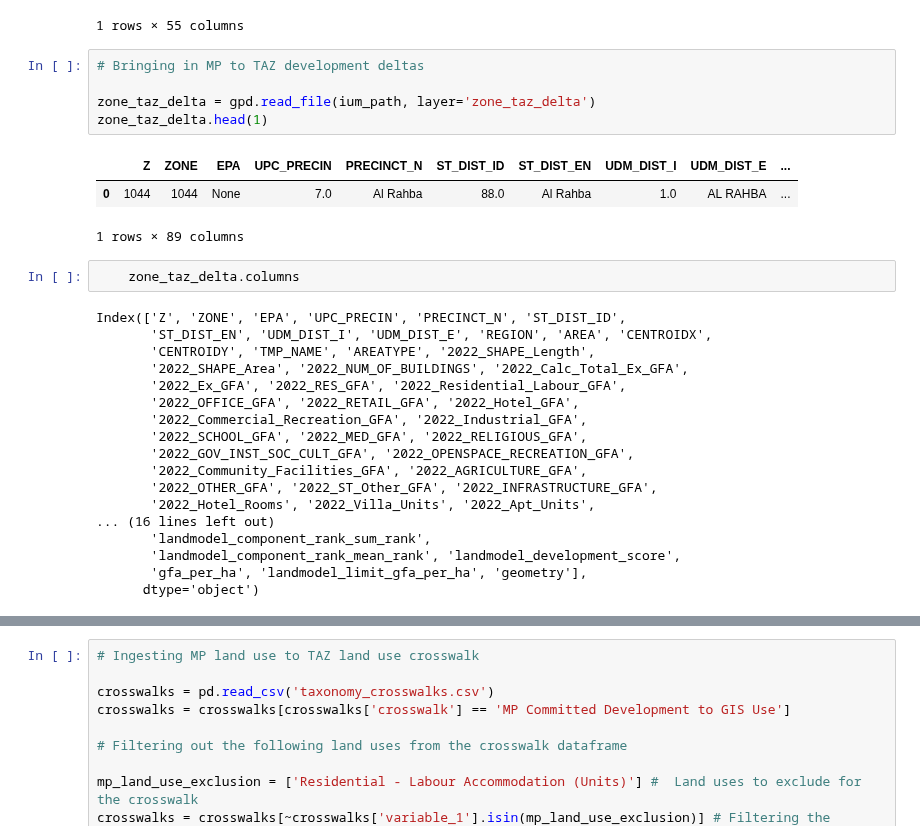
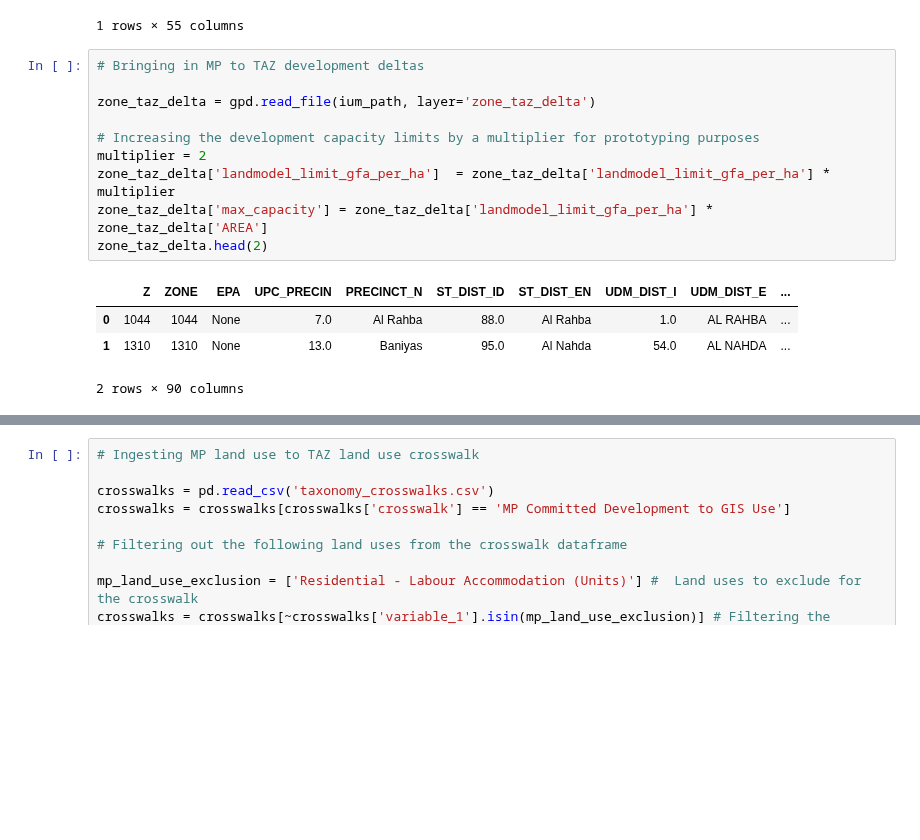
Before and after one commit to BuroHappoldLegacySoup/PlanCapitalLandModel, a Jupyter notebook: MP to TAZ Pipeline.ipynb, the cells around one changed output, grey strips where cells are left out. Saved outputs shown, nothing was run; the diff lists cells and outputs as text; blank space fills up the shorter version.

```diff
--- a/MP to TAZ Pipeline.ipynb
+++ b/MP to TAZ Pipeline.ipynb
@@ -33,30 +33,16 @@ zone_taz_2022.head(1)
 # %%
 # Bringing in MP to TAZ development deltas
 
 zone_taz_delta = gpd.read_file(ium_path, layer='zone_taz_delta')
-zone_taz_delta.head(1)
+
+# Increasing the development capacity limits by a multiplier for prototyping purposes
+multiplier = 2
+zone_taz_delta['landmodel_limit_gfa_per_ha']  = zone_taz_delta['landmodel_limit_gfa_per_ha'] * multiplier
+zone_taz_delta['max_capacity'] = zone_taz_delta['landmodel_limit_gfa_per_ha'] * zone_taz_delta['AREA']
+zone_taz_delta.head(2)
 # %% [output]
 |  | Z | ZONE | EPA | UPC_PRECIN | PRECINCT_N | ST_DIST_ID | ST_DIST_EN | UDM_DIST_I | UDM_DIST_E | ... |
 | 0 | 1044 | 1044 | None | 7.0 | Al Rahba | 88.0 | Al Rahba | 1.0 | AL RAHBA | ... |
+| 1 | 1310 | 1310 | None | 13.0 | Baniyas | 95.0 | Al Nahda | 54.0 | AL NAHDA | ... |
-1 rows × 89 columns
+2 rows × 90 columns
-# %%
-    zone_taz_delta.columns
-# %% [output]
-Index(['Z', 'ZONE', 'EPA', 'UPC_PRECIN', 'PRECINCT_N', 'ST_DIST_ID',
-       'ST_DIST_EN', 'UDM_DIST_I', 'UDM_DIST_E', 'REGION', 'AREA', 'CENTROIDX',
-       'CENTROIDY', 'TMP_NAME', 'AREATYPE', '2022_SHAPE_Length',
-       '2022_SHAPE_Area', '2022_NUM_OF_BUILDINGS', '2022_Calc_Total_Ex_GFA',
-       '2022_Ex_GFA', '2022_RES_GFA', '2022_Residential_Labour_GFA',
-       '2022_OFFICE_GFA', '2022_RETAIL_GFA', '2022_Hotel_GFA',
-       '2022_Commercial_Recreation_GFA', '2022_Industrial_GFA',
-       '2022_SCHOOL_GFA', '2022_MED_GFA', '2022_RELIGIOUS_GFA',
-       '2022_GOV_INST_SOC_CULT_GFA', '2022_OPENSPACE_RECREATION_GFA',
-       '2022_Community_Facilities_GFA', '2022_AGRICULTURE_GFA',
-       '2022_OTHER_GFA', '2022_ST_Other_GFA', '2022_INFRASTRUCTURE_GFA',
-       '2022_Hotel_Rooms', '2022_Villa_Units', '2022_Apt_Units',
-... (16 lines left out)
-       'landmodel_component_rank_sum_rank',
-       'landmodel_component_rank_mean_rank', 'landmodel_development_score',
-       'gfa_per_ha', 'landmodel_limit_gfa_per_ha', 'geometry'],
-      dtype='object')
 # %%
```
Also changed, not shown: parts of 5 cells of this notebook.
